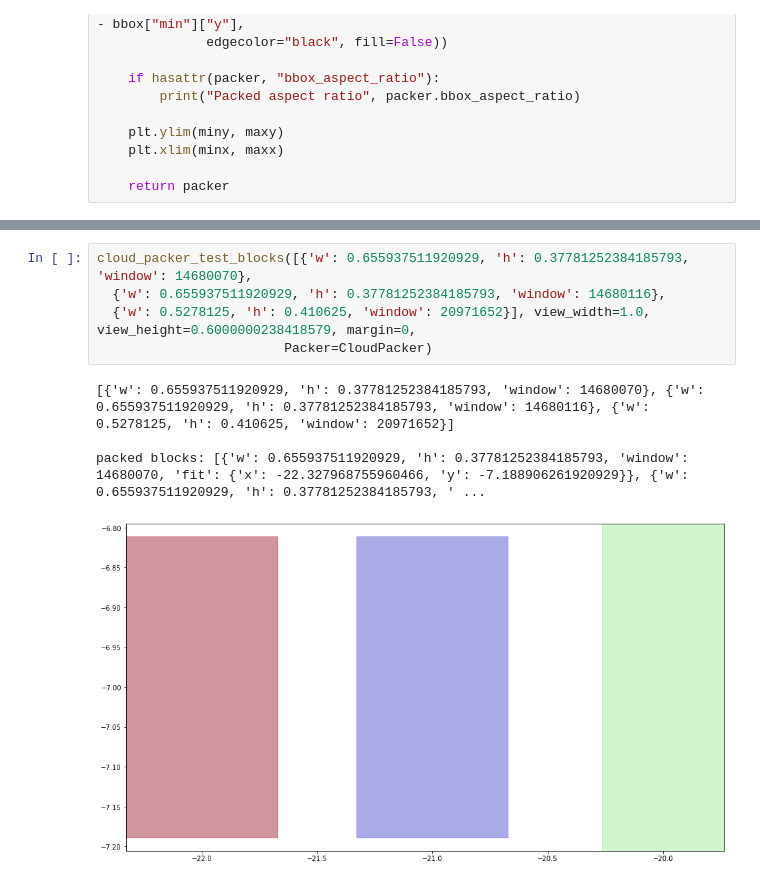
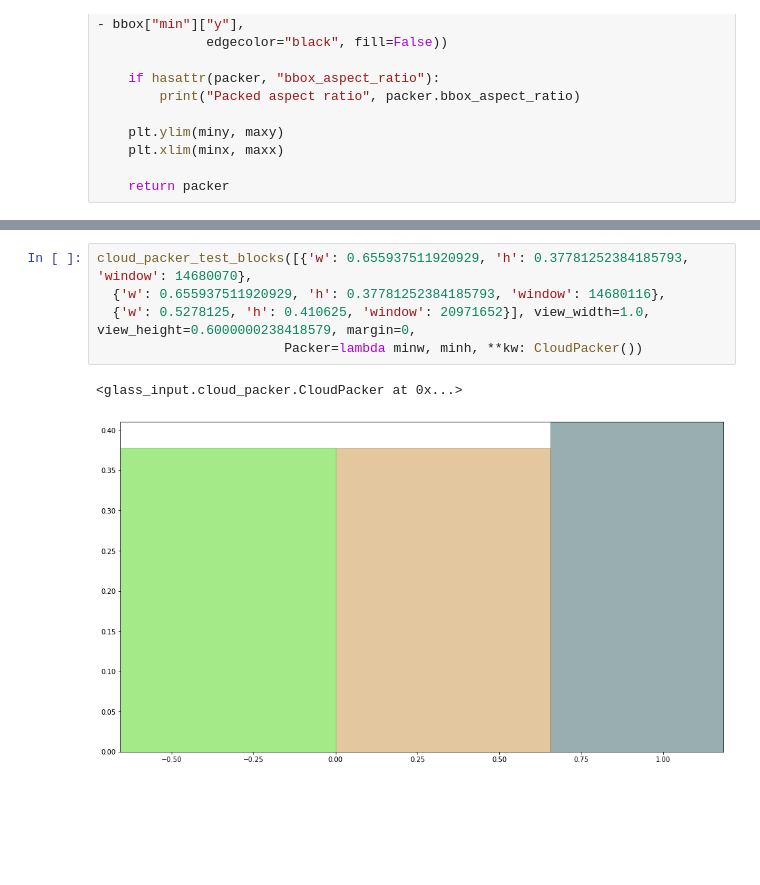
Before and after one commit to redhog/InfiniteGlass, a Jupyter notebook: testing/cloud_packer.ipynb, the cells around one changed output, grey strips where cells are left out. Cells and saved outputs as stored; diff of their text form; blank space fills up the shorter version.

```diff
--- a/testing/cloud_packer.ipynb
+++ b/testing/cloud_packer.ipynb
@@ -110,10 +90,8 @@ array([[640, 360],
 # %%
 cloud_packer_test_blocks([{'w': 0.655937511920929, 'h': 0.37781252384185793, 'window': 14680070},
   {'w': 0.655937511920929, 'h': 0.37781252384185793, 'window': 14680116},
   {'w': 0.5278125, 'h': 0.410625, 'window': 20971652}], view_width=1.0, view_height=0.6000000238418579, margin=0,
-                        Packer=CloudPacker)
+                        Packer=lambda minw, minh, **kw: CloudPacker())
 # %% [output]
-[{'w': 0.655937511920929, 'h': 0.37781252384185793, 'window': 14680070}, {'w': 0.655937511920929, 'h': 0.37781252384185793, 'window': 14680116}, {'w': 0.5278125, 'h': 0.410625, 'window': 20971652}]
-
-packed blocks: [{'w': 0.655937511920929, 'h': 0.37781252384185793, 'window': 14680070, 'fit': {'x': -22.327968755960466, 'y': -7.188906261920929}}, {'w': 0.655937511920929, 'h': 0.37781252384185793, ' ...
+<glass_input.cloud_packer.CloudPacker at 0x...>
-[figure, old version]
+[figure, new version]
```
Also changed, not shown: parts of 4 cells of this notebook.
